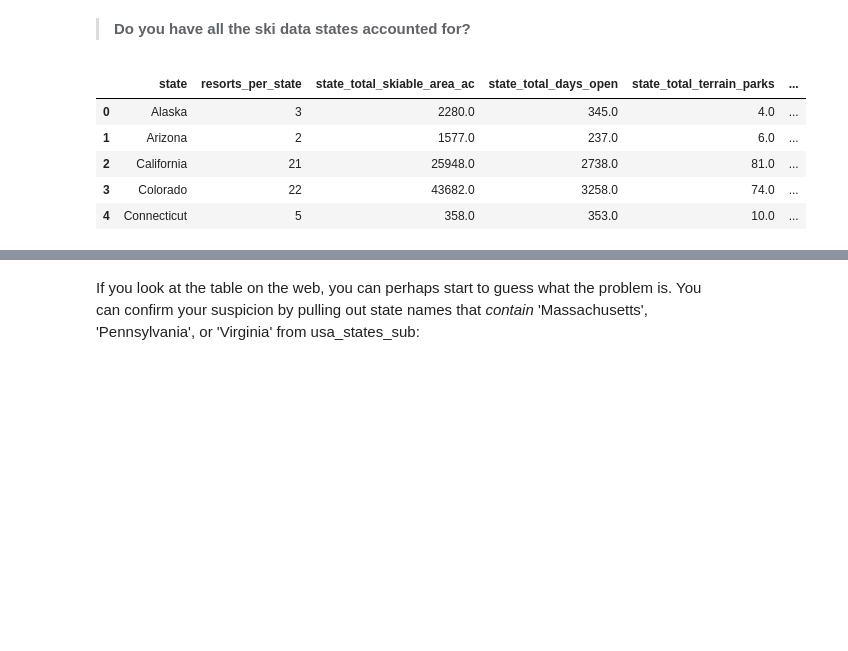
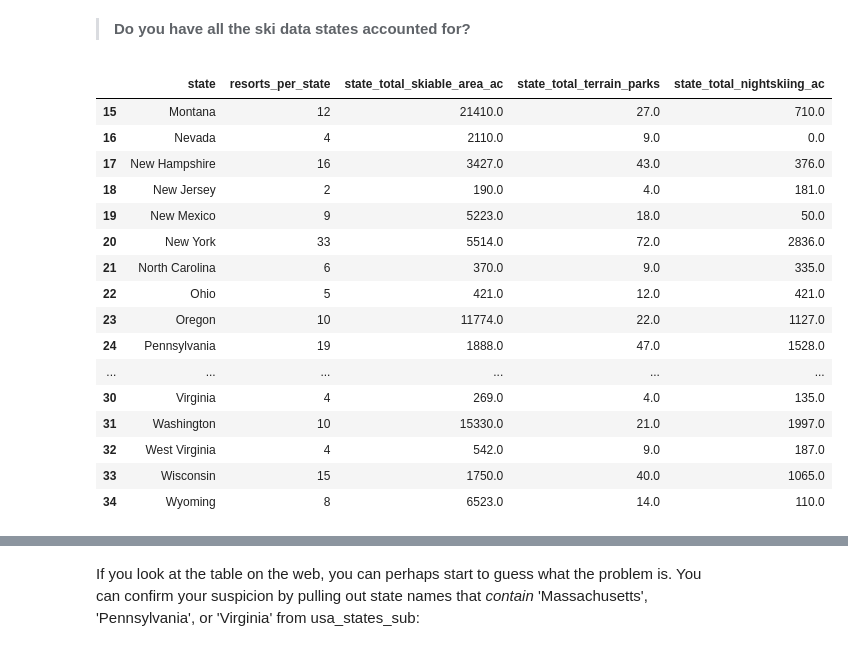
Before and after one commit to nlac10/DataScienceGuidedCapstone, a Jupyter notebook: 02-data_wrangling/02_data_wrangling.ipynb, the cells around one changed output, grey strips where cells are left out. Drawn from its saved outputs; the diff is of its cells as text; code cells hidden in the pictures; blank space fills up the shorter version.

```diff
--- a/02-data_wrangling/02_data_wrangling.ipynb
+++ b/02-data_wrangling/02_data_wrangling.ipynb
@@ -1088,15 +1062,26 @@ usa_states_sub.head()
 | 4 | California | 39512223 | 163695 |
 # %% [markdown]
 >**Do you have all the ski data states accounted for?**
-# %%
-state_summary.head()
-# %% [output]
-|  | state | resorts_per_state | state_total_skiable_area_ac | state_total_days_open | state_total_terrain_parks | ... |
-| 0 | Alaska | 3 | 2280.0 | 345.0 | 4.0 | ... |
-| 1 | Arizona | 2 | 1577.0 | 237.0 | 6.0 | ... |
-| 2 | California | 21 | 25948.0 | 2738.0 | 81.0 | ... |
-| 3 | Colorado | 22 | 43682.0 | 3258.0 | 74.0 | ... |
-| 4 | Connecticut | 5 | 358.0 | 353.0 | 10.0 | ... |
+# %%
+state_summary.tail(20)
+# %% [output]
+|  | state | resorts_per_state | state_total_skiable_area_ac | state_total_terrain_parks | state_total_nightskiing_ac |
+| 15 | Montana | 12 | 21410.0 | 27.0 | 710.0 |
+| 16 | Nevada | 4 | 2110.0 | 9.0 | 0.0 |
+| 17 | New Hampshire | 16 | 3427.0 | 43.0 | 376.0 |
+| 18 | New Jersey | 2 | 190.0 | 4.0 | 181.0 |
+| 19 | New Mexico | 9 | 5223.0 | 18.0 | 50.0 |
+| 20 | New York | 33 | 5514.0 | 72.0 | 2836.0 |
+| 21 | North Carolina | 6 | 370.0 | 9.0 | 335.0 |
+| 22 | Ohio | 5 | 421.0 | 12.0 | 421.0 |
+| 23 | Oregon | 10 | 11774.0 | 22.0 | 1127.0 |
+| 24 | Pennsylvania | 19 | 1888.0 | 47.0 | 1528.0 |
+| ... | ... | ... | ... | ... | ... |
+| 30 | Virginia | 4 | 269.0 | 4.0 | 135.0 |
+| 31 | Washington | 10 | 15330.0 | 21.0 | 1997.0 |
+| 32 | West Virginia | 4 | 542.0 | 9.0 | 187.0 |
+| 33 | Wisconsin | 15 | 1750.0 | 40.0 | 1065.0 |
+| 34 | Wyoming | 8 | 6523.0 | 14.0 | 110.0 |
 # %%
 #Code task 32#
 #Find the states in `state_summary` that are not in `usa_states_sub`
```
Also changed, not shown: parts of 42 cells of this notebook, 2 other files.
